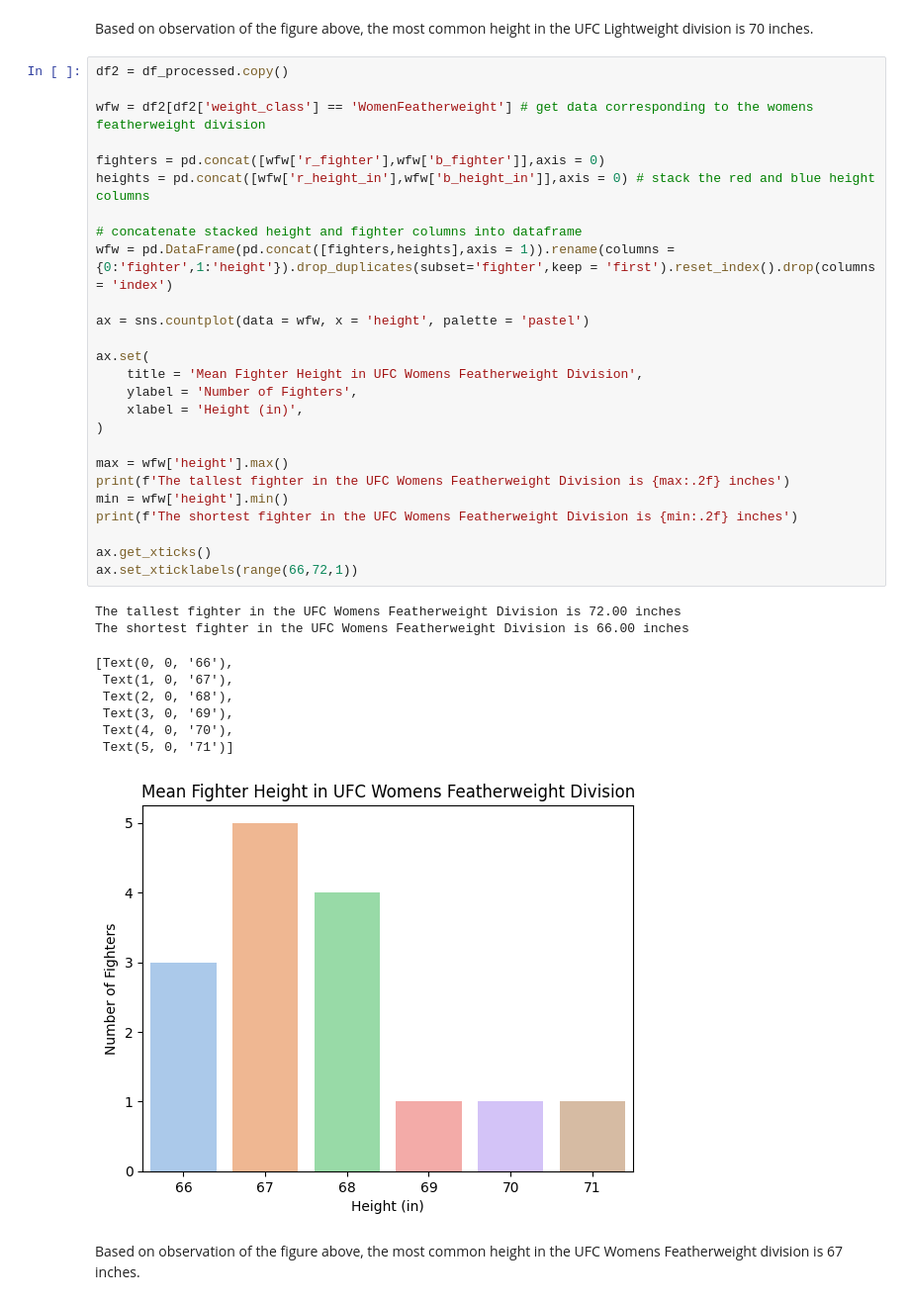
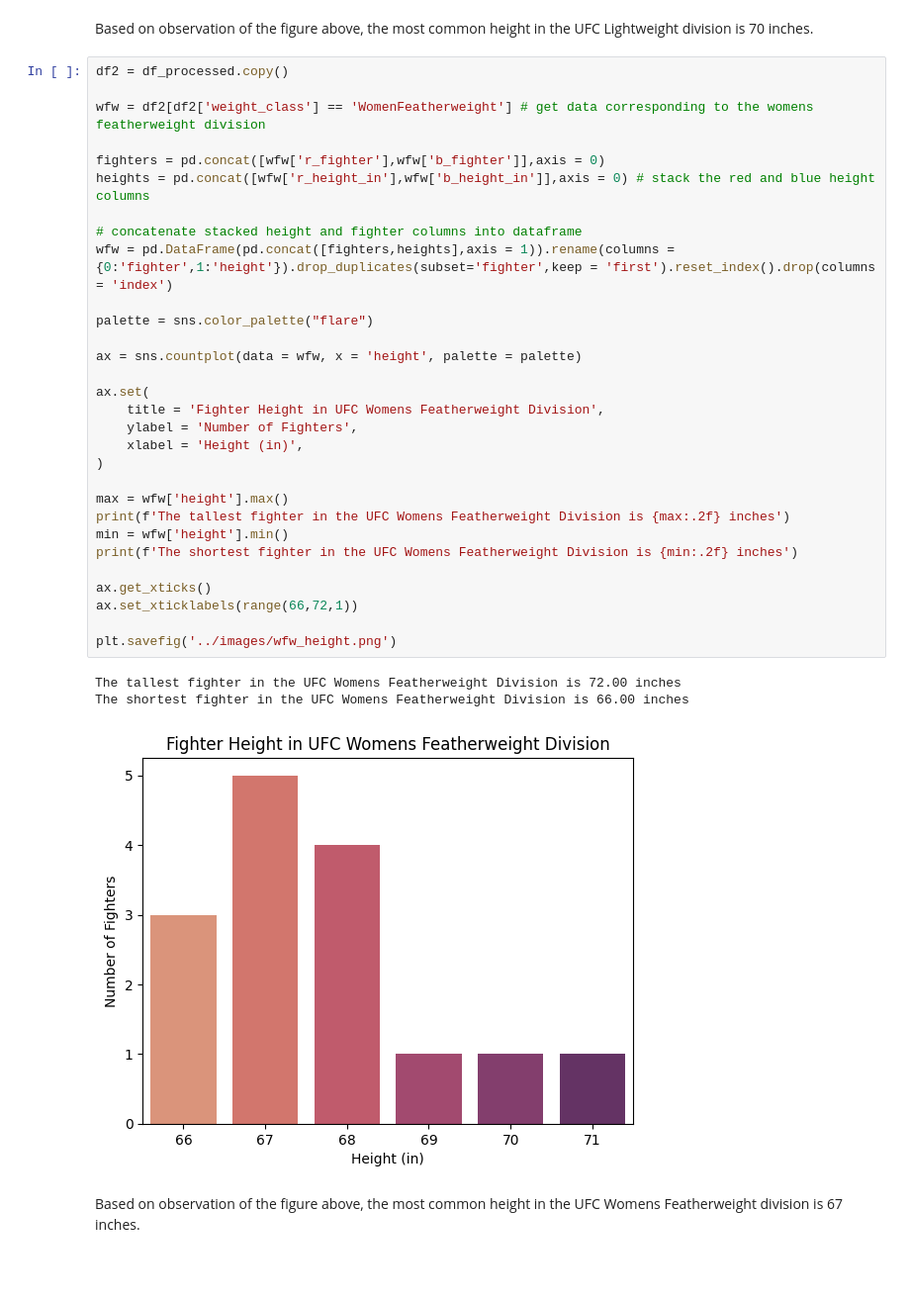
Before and after one commit to ubco-W2022T1-cosc301/project-group20, a Jupyter notebook: notebooks/analysis1.ipynb, the cells around one changed output. Shown at 99% size. Saved outputs shown, nothing was run; the diff lists cells and outputs as text; blank space fills up the shorter version.

```diff
--- a/notebooks/analysis1.ipynb
+++ b/notebooks/analysis1.ipynb
@@ -375,39 +368,37 @@ Based on observation of the figure above, the most common height in the UFC Ligh
 # %%
 df2 = df_processed.copy()
 
 wfw = df2[df2['weight_class'] == 'WomenFeatherweight'] # get data corresponding to the womens featherweight division
 
 fighters = pd.concat([wfw['r_fighter'],wfw['b_fighter']],axis = 0)
 heights = pd.concat([wfw['r_height_in'],wfw['b_height_in']],axis = 0) # stack the red and blue height columns
 
 # concatenate stacked height and fighter columns into dataframe
 wfw = pd.DataFrame(pd.concat([fighters,heights],axis = 1)).rename(columns = {0:'fighter',1:'height'}).drop_duplicates(subset='fighter',keep = 'first').reset_index().drop(columns = 'index')
 
-ax = sns.countplot(data = wfw, x = 'height', palette = 'pastel')
+palette = sns.color_palette("flare")
+
+ax = sns.countplot(data = wfw, x = 'height', palette = palette)
 
 ax.set(
-    title = 'Mean Fighter Height in UFC Womens Featherweight Division',
+    title = 'Fighter Height in UFC Womens Featherweight Division',
     ylabel = 'Number of Fighters',
     xlabel = 'Height (in)',
 )
 
 max = wfw['height'].max()
 print(f'The tallest fighter in the UFC Womens Featherweight Division is {max:.2f} inches')
 min = wfw['height'].min()
 print(f'The shortest fighter in the UFC Womens Featherweight Division is {min:.2f} inches')
 
 ax.get_xticks()
 ax.set_xticklabels(range(66,72,1))
+
+plt.savefig('../images/wfw_height.png')
 # %% [output]
 The tallest fighter in the UFC Womens Featherweight Division is 72.00 inches
 The shortest fighter in the UFC Womens Featherweight Division is 66.00 inches
-[Text(0, 0, '66'),
- Text(1, 0, '67'),
- Text(2, 0, '68'),
- Text(3, 0, '69'),
- Text(4, 0, '70'),
- Text(5, 0, '71')]
-[figure, old version]
+[figure, new version]
 # %% [markdown]
 Based on observation of the figure above, the most common height in the UFC Womens Featherweight division is 67 inches.
 # %% [markdown]
```
Also changed, not shown: parts of 6 cells of this notebook, 5 other files.
